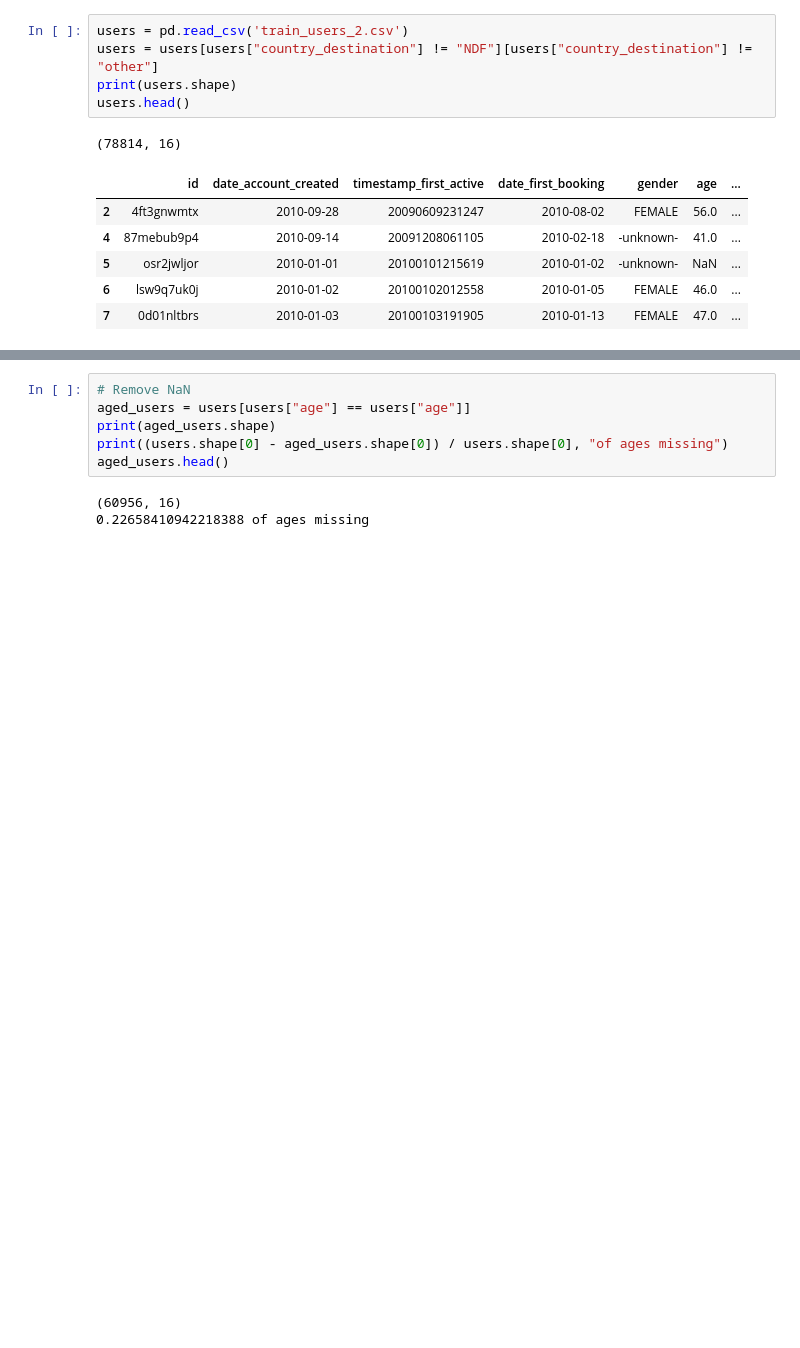
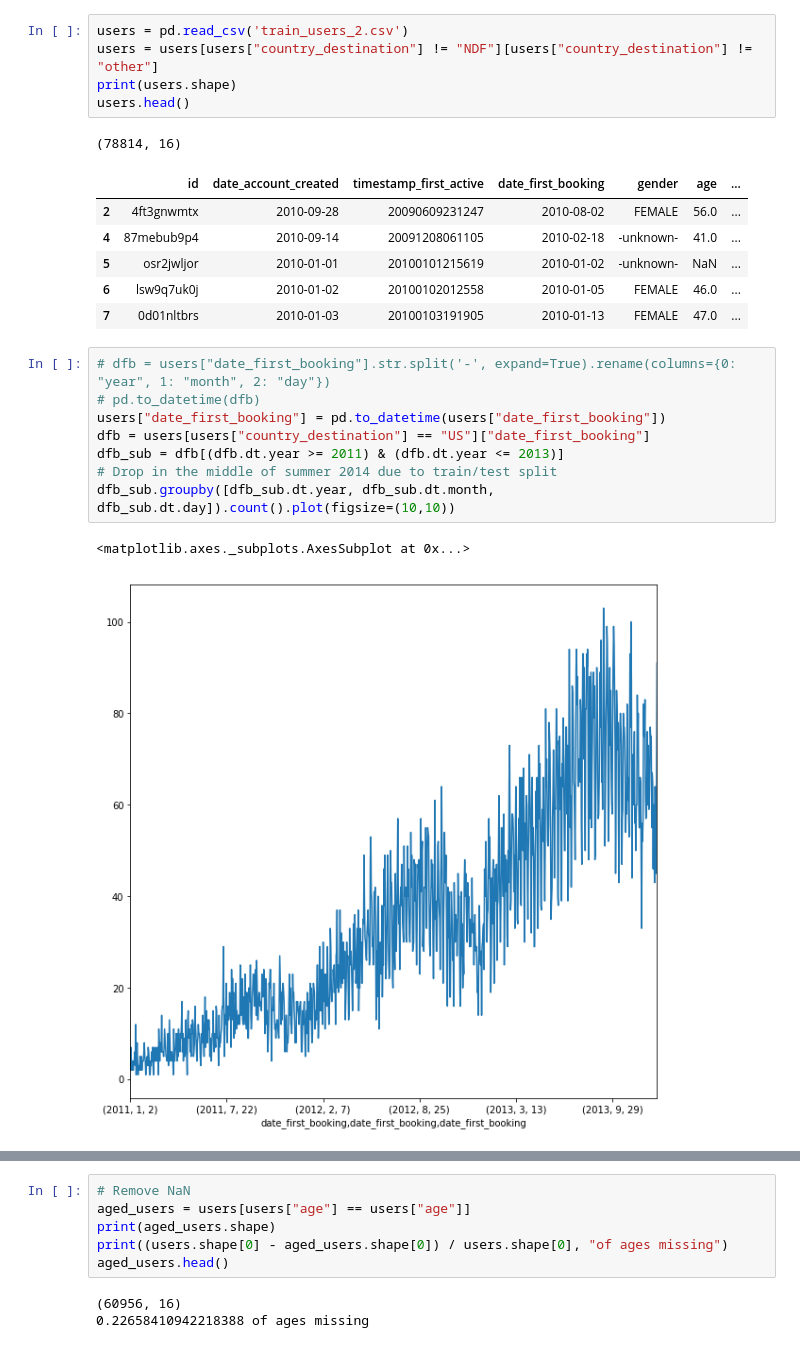
Before and after one commit to TheMichaelHu/AirbnbDestinationPrediction, a Jupyter notebook: user_data_explore.ipynb, the cells around one changed output, grey strips where cells are left out. Drawn from its saved outputs; the diff is of its cells as text; blank space fills up the shorter version.

```diff
--- a/data_explore.ipynb
+++ b/user_data_explore.ipynb
@@ -19,3 +19,14 @@ users.head()
 | 5 | osr2jwljor | 2010-01-01 | 20100101215619 | 2010-01-02 | -unknown- | NaN | ... |
 | 6 | lsw9q7uk0j | 2010-01-02 | 20100102012558 | 2010-01-05 | FEMALE | 46.0 | ... |
 | 7 | 0d01nltbrs | 2010-01-03 | 20100103191905 | 2010-01-13 | FEMALE | 47.0 | ... |
+# %%
+# dfb = users["date_first_booking"].str.split('-', expand=True).rename(columns={0: "year", 1: "month", 2: "day"})
+# pd.to_datetime(dfb)
+users["date_first_booking"] = pd.to_datetime(users["date_first_booking"])
+dfb = users[users["country_destination"] == "US"]["date_first_booking"]
+dfb_sub = dfb[(dfb.dt.year >= 2011) & (dfb.dt.year <= 2013)]
+# Drop in the middle of summer 2014 due to train/test split
+dfb_sub.groupby([dfb_sub.dt.year, dfb_sub.dt.month, dfb_sub.dt.day]).count().plot(figsize=(10,10))
+# %% [output]
+<matplotlib.axes._subplots.AxesSubplot at 0x...>
+[figure, added]
```
Also changed, not shown: parts of 2 cells of this notebook, 4 other files.
